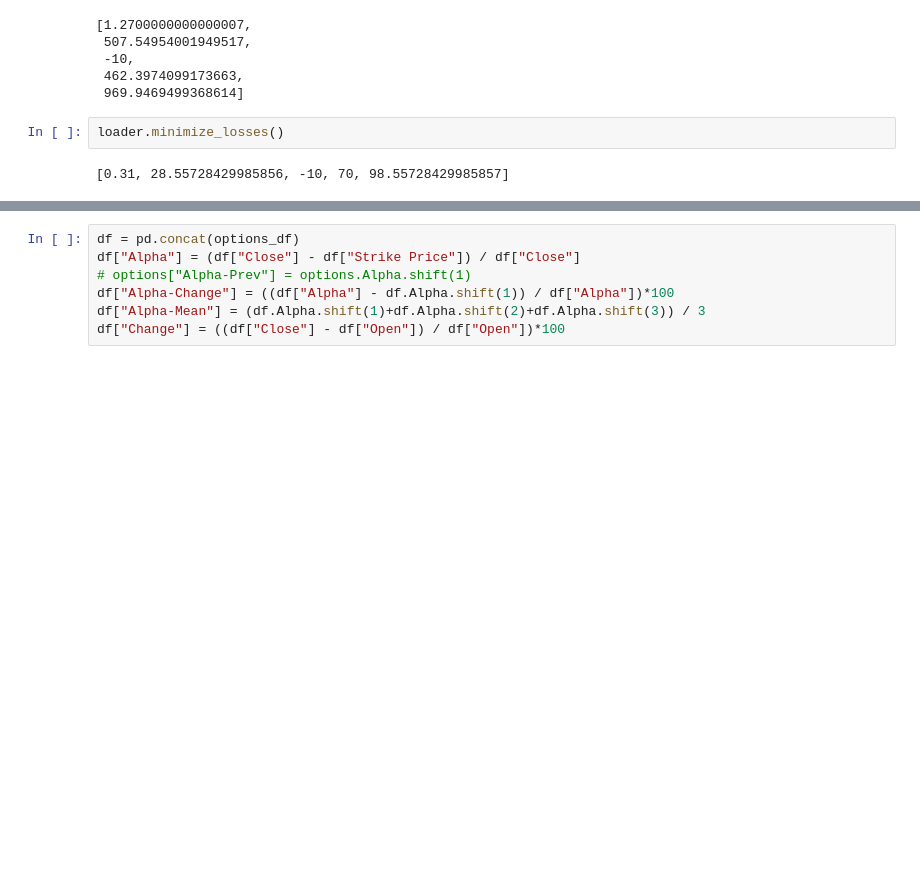
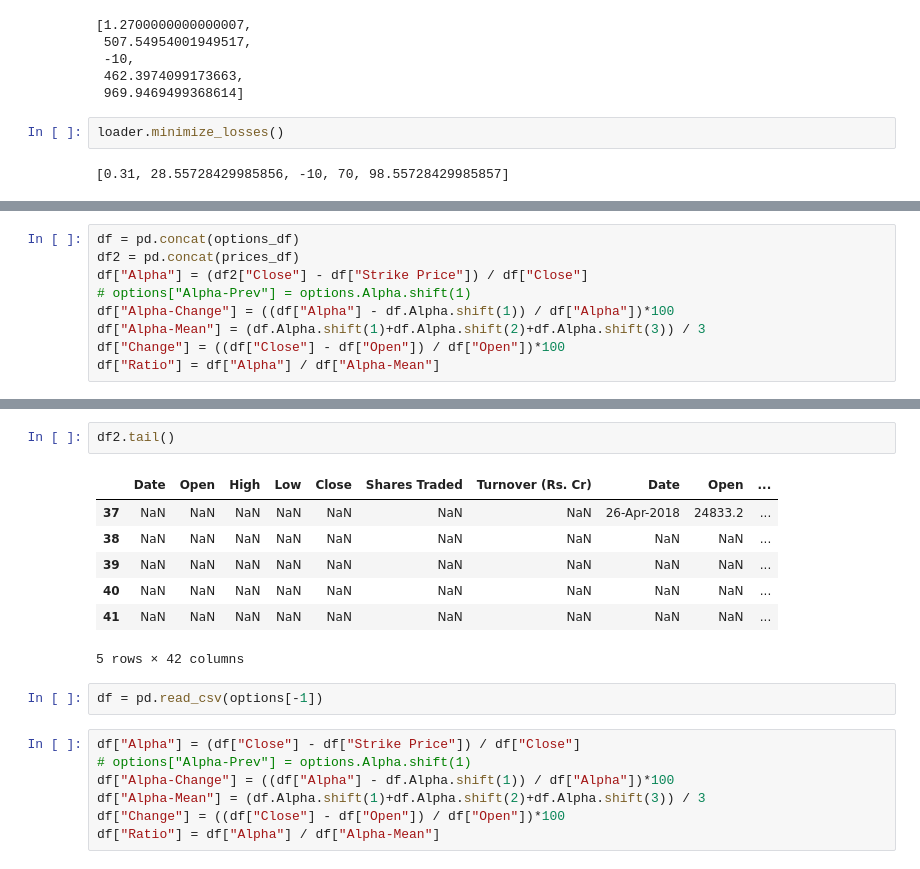
Before and after one commit to devesh2003/Stock-Options-Alpha-Research, a Jupyter notebook: Backtests/BankNifty/BankNifty - Backtest - 2018/Alpha-Values-Backtest.ipynb, the cells around one changed output, grey strips where cells are left out. Saved outputs shown, nothing was run; the diff lists cells and outputs as text; blank space fills up the shorter version.

```diff
--- a/Backtests/BankNifty/BankNifty - Backtest - 2018/Alpha-Values-Backtest.ipynb
+++ b/Backtests/BankNifty/BankNifty - Backtest - 2018/Alpha-Values-Backtest.ipynb
@@ -60,0 +69,9 @@ for i in options:
+# %%
+df = pd.concat(options_df)
+df2 = pd.concat(prices_df)
+df["Alpha"] = (df2["Close"] - df["Strike Price"]) / df["Close"]
+# options["Alpha-Prev"] = options.Alpha.shift(1)
+df["Alpha-Change"] = ((df["Alpha"] - df.Alpha.shift(1)) / df["Alpha"])*100
+df["Alpha-Mean"] = (df.Alpha.shift(1)+df.Alpha.shift(2)+df.Alpha.shift(3)) / 3
+df["Change"] = ((df["Close"] - df["Open"]) / df["Open"])*100
+df["Ratio"] = df["Alpha"] / df["Alpha-Mean"]
@@ -61,7 +101,19 @@ for i in options:
+# %%
+df2.tail()
+# %% [output]
+|  | Date | Open | High | Low | Close | Shares Traded | Turnover (Rs. Cr) | Date | Open | ... |
+| 37 | NaN | NaN | NaN | NaN | NaN | NaN | NaN | 26-Apr-2018 | 24833.2 | ... |
+| 38 | NaN | NaN | NaN | NaN | NaN | NaN | NaN | NaN | NaN | ... |
+| 39 | NaN | NaN | NaN | NaN | NaN | NaN | NaN | NaN | NaN | ... |
+| 40 | NaN | NaN | NaN | NaN | NaN | NaN | NaN | NaN | NaN | ... |
+| 41 | NaN | NaN | NaN | NaN | NaN | NaN | NaN | NaN | NaN | ... |
+5 rows × 42 columns
+# %%
+df = pd.read_csv(options[-1])
 # %%
-df = pd.concat(options_df)
 df["Alpha"] = (df["Close"] - df["Strike Price"]) / df["Close"]
 # options["Alpha-Prev"] = options.Alpha.shift(1)
 df["Alpha-Change"] = ((df["Alpha"] - df.Alpha.shift(1)) / df["Alpha"])*100
 df["Alpha-Mean"] = (df.Alpha.shift(1)+df.Alpha.shift(2)+df.Alpha.shift(3)) / 3
 df["Change"] = ((df["Close"] - df["Open"]) / df["Open"])*100
+df["Ratio"] = df["Alpha"] / df["Alpha-Mean"]
```
Also changed, not shown: parts of 12 cells of this notebook, 50 other files.
